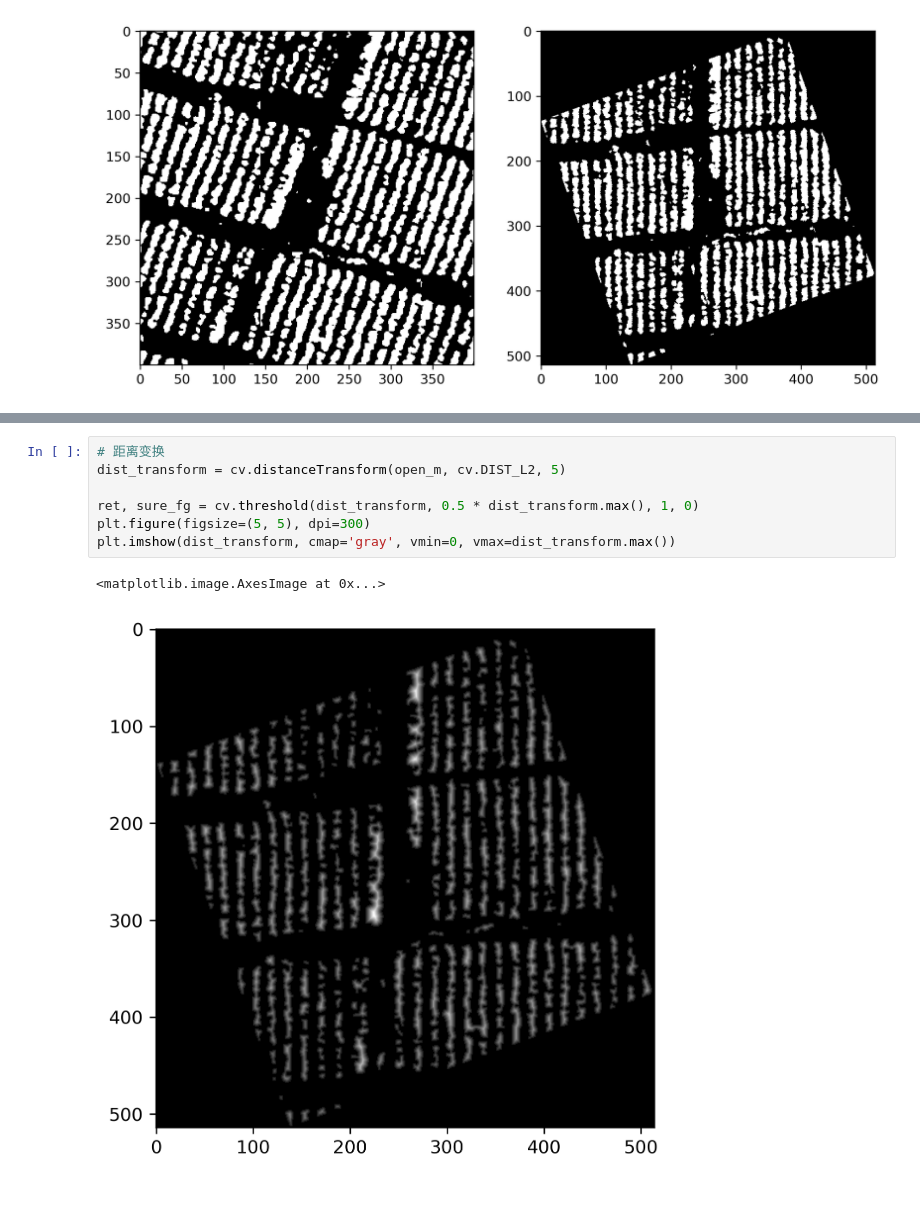
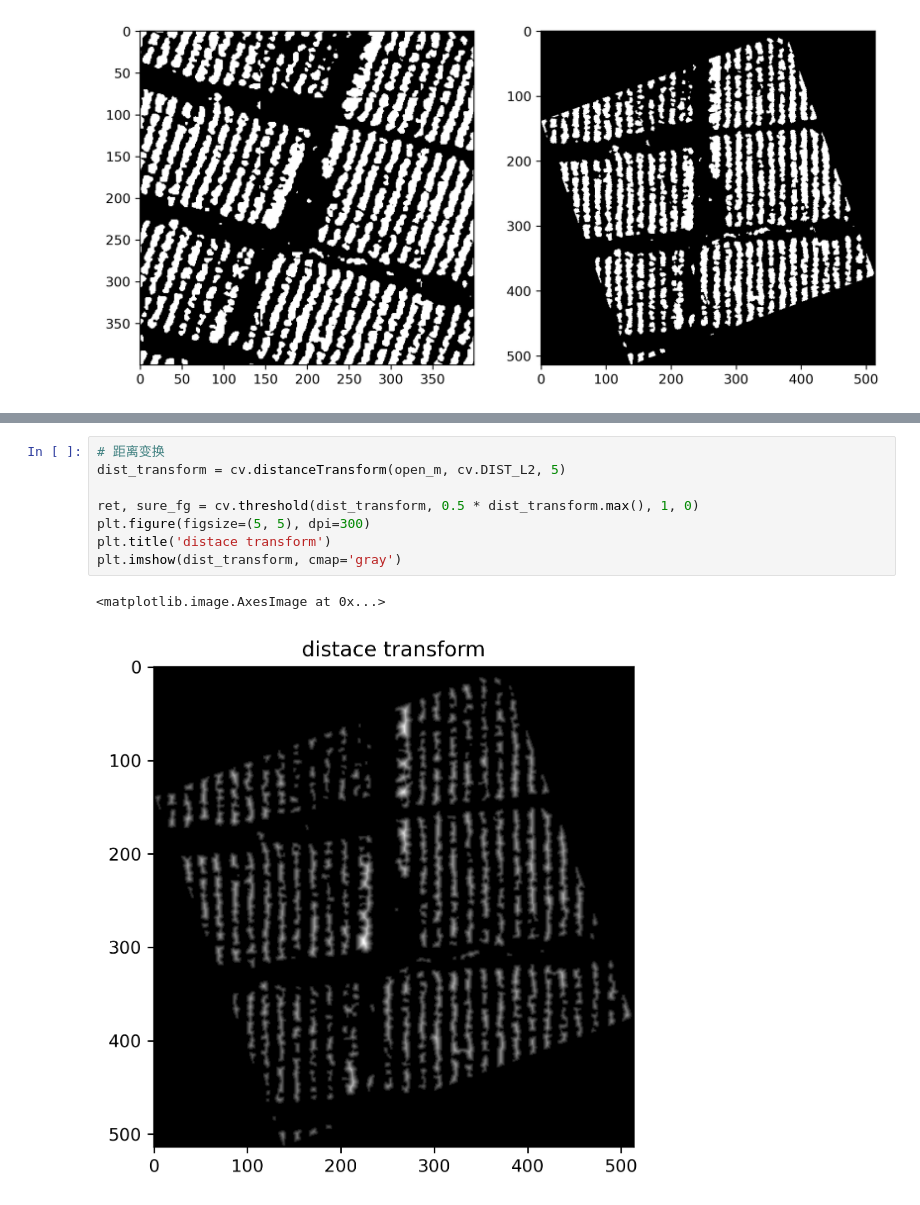
Before and after one commit to yiguanxianyu/tobacco_plant_count, a Jupyter notebook: image_process/erosion.ipynb, the cells around one changed output, grey strips where cells are left out. Saved outputs shown, nothing was run; the diff lists cells and outputs as text.

```diff
--- a/image_process/erosion.ipynb
+++ b/image_process/erosion.ipynb
@@ -98,12 +102,13 @@ plt.imshow(ero2, cmap='gray', vmin=0, vmax=1, interpolation='none')
 # %%
 # 距离变换
 dist_transform = cv.distanceTransform(open_m, cv.DIST_L2, 5)
 
 ret, sure_fg = cv.threshold(dist_transform, 0.5 * dist_transform.max(), 1, 0)
 plt.figure(figsize=(5, 5), dpi=300)
-plt.imshow(dist_transform, cmap='gray', vmin=0, vmax=dist_transform.max())
+plt.title('distace transform')
+plt.imshow(dist_transform, cmap='gray')
 # %% [output]
 <matplotlib.image.AxesImage at 0x...>
-[figure, old version]
+[figure, new version]
 # %%
 hist = dist_transform.reshape(-1)
```
Also changed, not shown: parts of 7 cells of this notebook, 4 other files.
